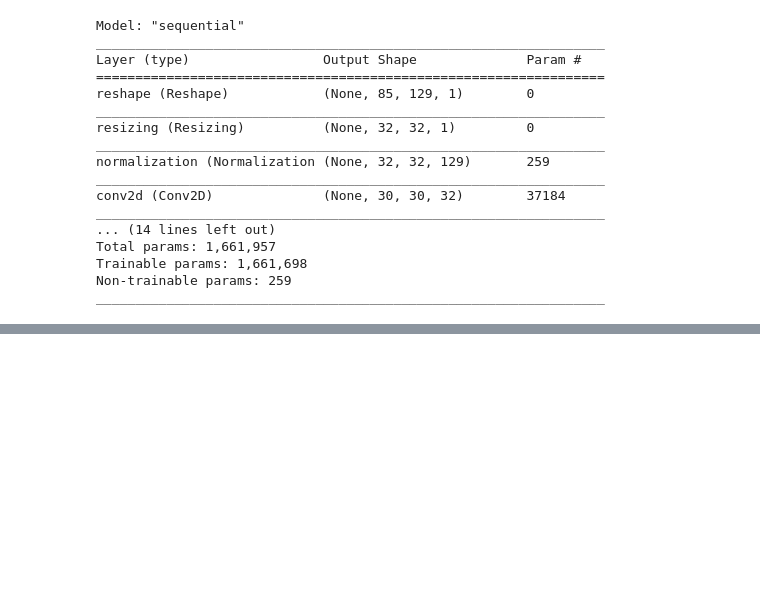
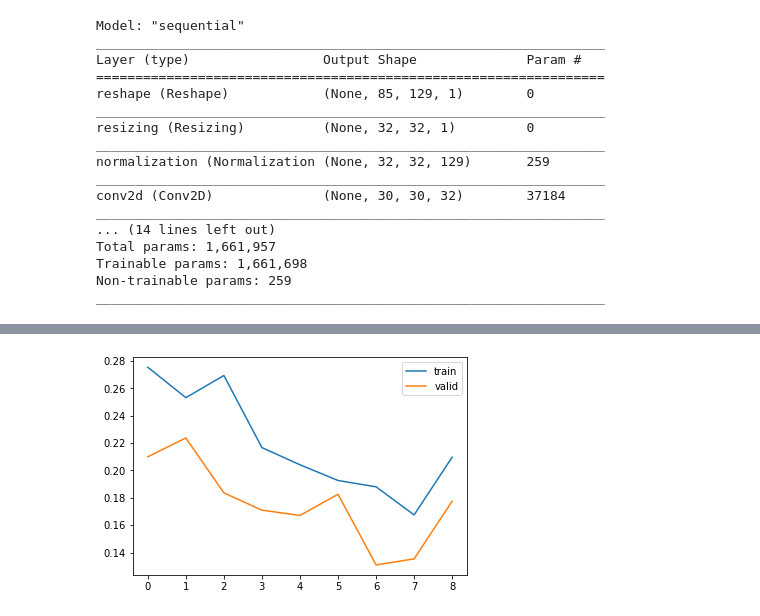
Before and after one commit to natsuozawa/classify-applauses, a Jupyter notebook: Training.ipynb, the cells around one changed output, grey strips where cells are left out. Saved outputs shown, nothing was run; the diff lists cells and outputs as text; code cells hidden in the pictures; blank space fills up the shorter version.

```diff
--- a/Training.ipynb
+++ b/Training.ipynb
@@ -153,0 +165,7 @@ Epoch 13/20
+# %%
+plt.plot(history1.history['loss'][2:], label='train')
+plt.plot(history1.history['val_loss'][2:], label='valid')
+plt.legend()
+plt.show()
+# %% [output]
+[figure, added]
```
Also changed, not shown: parts of 38 cells of this notebook, 3 other files.
